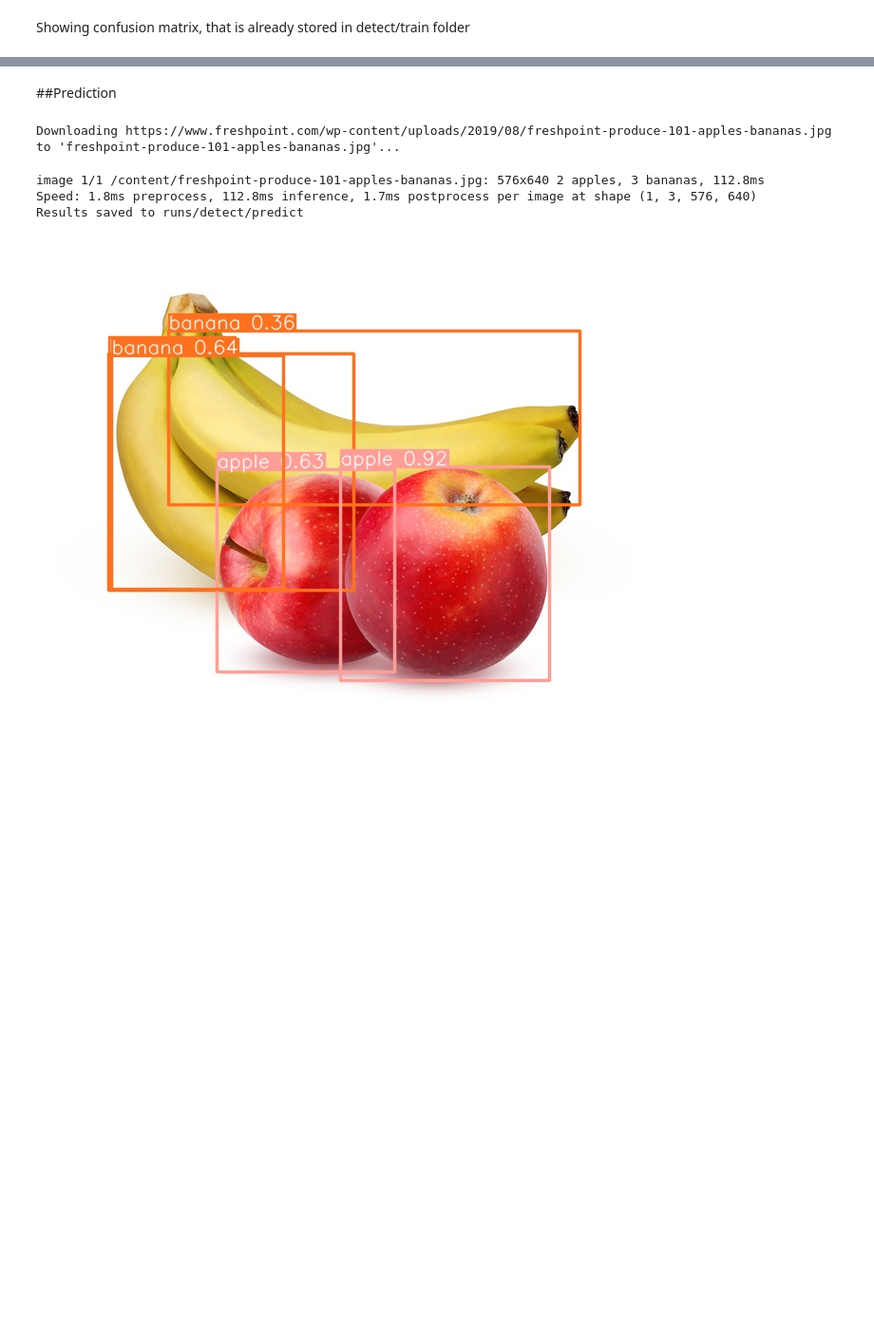
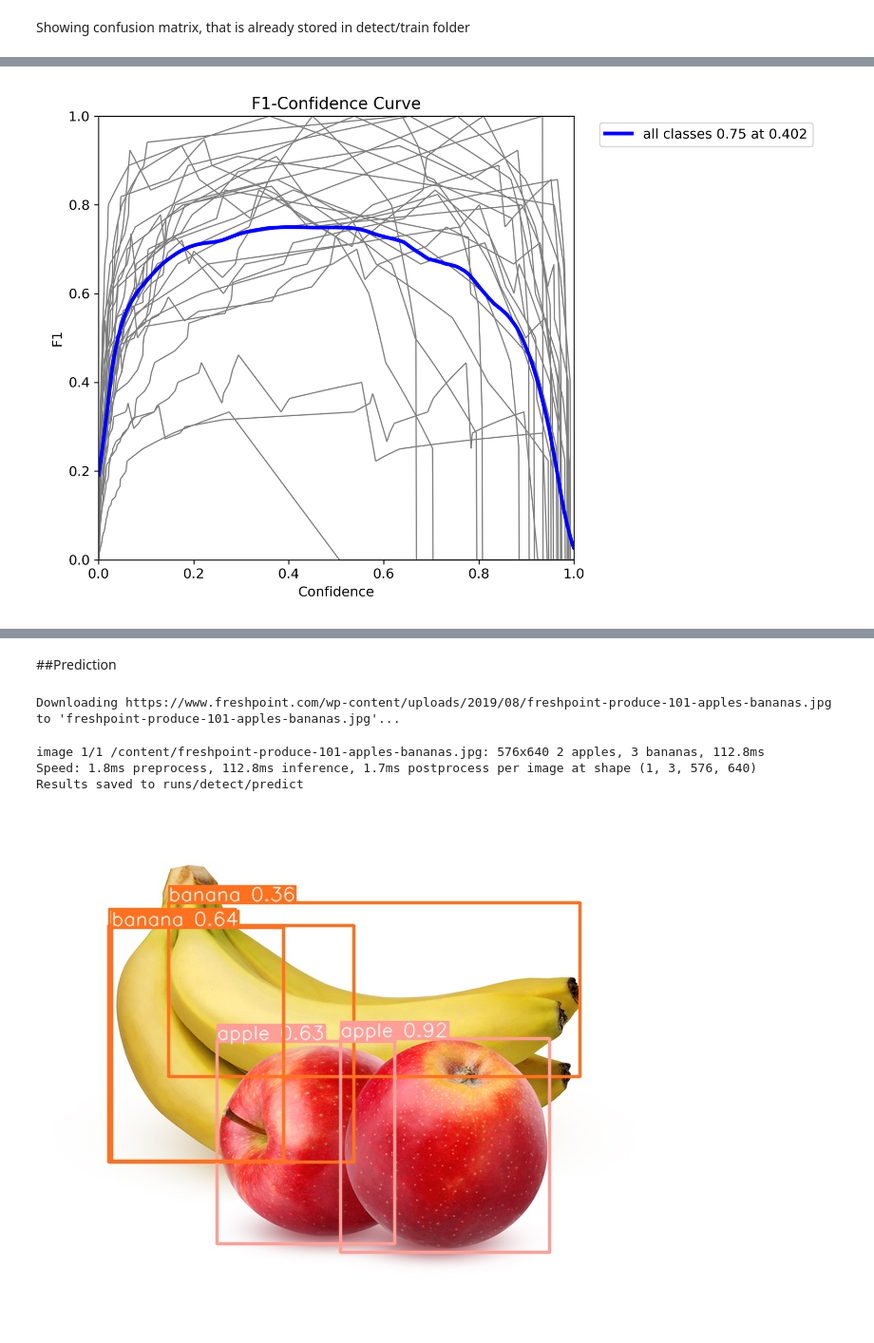
Before and after one commit to Choosterr/Computer-Vision-Project, a Jupyter notebook: ComputerVisionProject.ipynb, the cells around one changed output, grey strips where cells are left out. Shown at 95% size. Cells and saved outputs as stored; diff of their text form; code cells hidden in the pictures; blank space fills up the shorter version.

```diff
--- a/ComputerVisionProject.ipynb
+++ b/ComputerVisionProject.ipynb
@@ -667,0 +739,4 @@ Image.open('/content/runs/detect/train/confusion_matrix_normalized.png')
+# %%
+Image.open('/content/runs/detect/train22/F1_curve.png')
+# %% [output]
+[figure, added]
```
Also changed, not shown: parts of 12 cells of this notebook.
